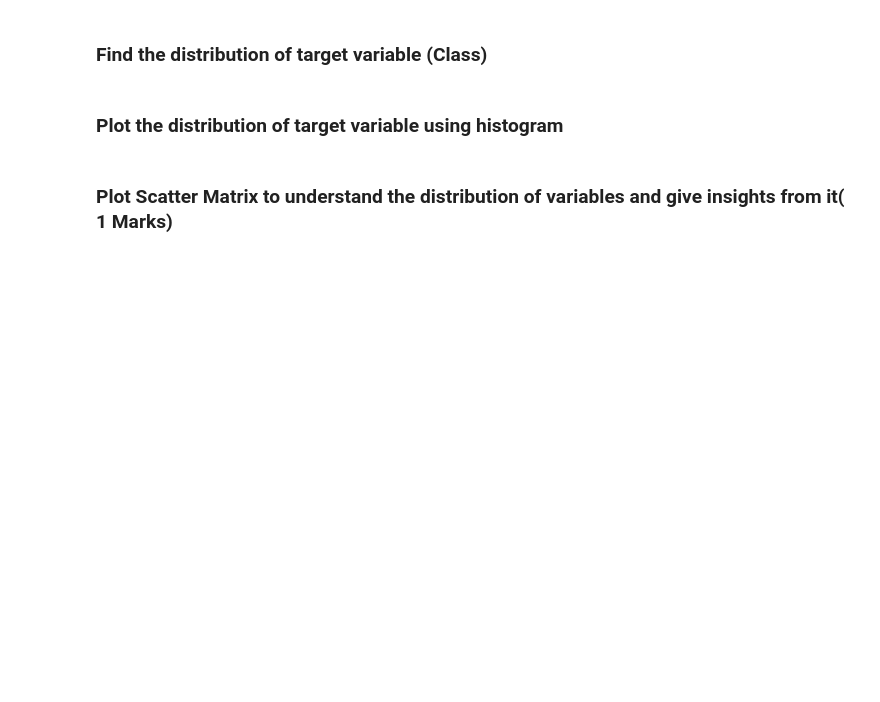
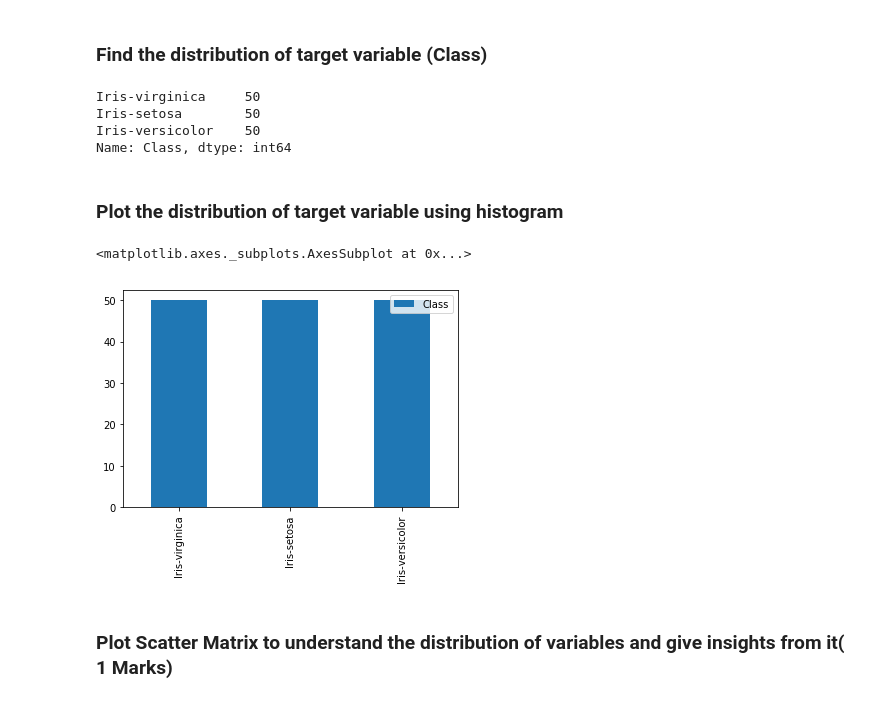
Before and after one commit to GreatLearningAIML1/bangalore-aug19-batch-knightriderX, a Jupyter notebook: R3_External_Lab_Logistic_and_Naive_bayes_questions_KG_Solutions.ipynb, the cells around one changed output. Saved outputs shown, nothing was run; the diff lists cells and outputs as text; code cells hidden in the pictures; blank space fills up the shorter version.

```diff
--- a/R3_External_Lab_Logistic_and_Naive_bayes_questions_KG_Solutions.ipynb
+++ b/R3_External_Lab_Logistic_and_Naive_bayes_questions_KG_Solutions.ipynb
@@ -111,3 +324,8 @@ The G3 depends a great deal on the G2. Thus, the G2 can be a good predictor of t
 # Naive bayes with Iris data
 # %% [markdown]
 ### Import Iris.csv
+# %%
+# Data Located at :
+url = "https://raw.githubusercontent.com/GreatLearningAIML1/bangalore-aug19-batch-knightriderX/master/iris_external.csv?token=ABRYHI66OJ62LLCGHSSFKNS5VQN4S"
+# %%
+iris_df_raw = pd.read_csv(url)
@@ -117,4 +374,12 @@ The G3 depends a great deal on the G2. Thus, the G2 can be a good predictor of t
 # %% [markdown]
 ### Find the distribution of target variable (Class)
+# %%
+# Y is target variable containing values of 'Class'
+iris_df_raw['Class'].value_counts()
+# %% [output]
+Iris-virginica     50
+Iris-setosa        50
+Iris-versicolor    50
+Name: Class, dtype: int64
 # %% [markdown]
 ### Plot the distribution of target variable using histogram
@@ -123,2 +386,11 @@ pd.value_counts(iris["Species"]).plot(kind="bar")
+# %%
+iris_df_raw['Class'].value_counts().plot(kind='bar',legend=True)
+#iris_df_raw['Class'].plot(kind='hist',legend=True)
+
+
+#["Class"].plot(kind="hist")
+# %% [output]
+<matplotlib.axes._subplots.AxesSubplot at 0x...>
+[figure, added]
 # %% [markdown]
 ### Plot Scatter Matrix to understand the distribution of variables and give insights from it( 1 Marks)
```
Also changed, not shown: parts of 35 cells of this notebook.
